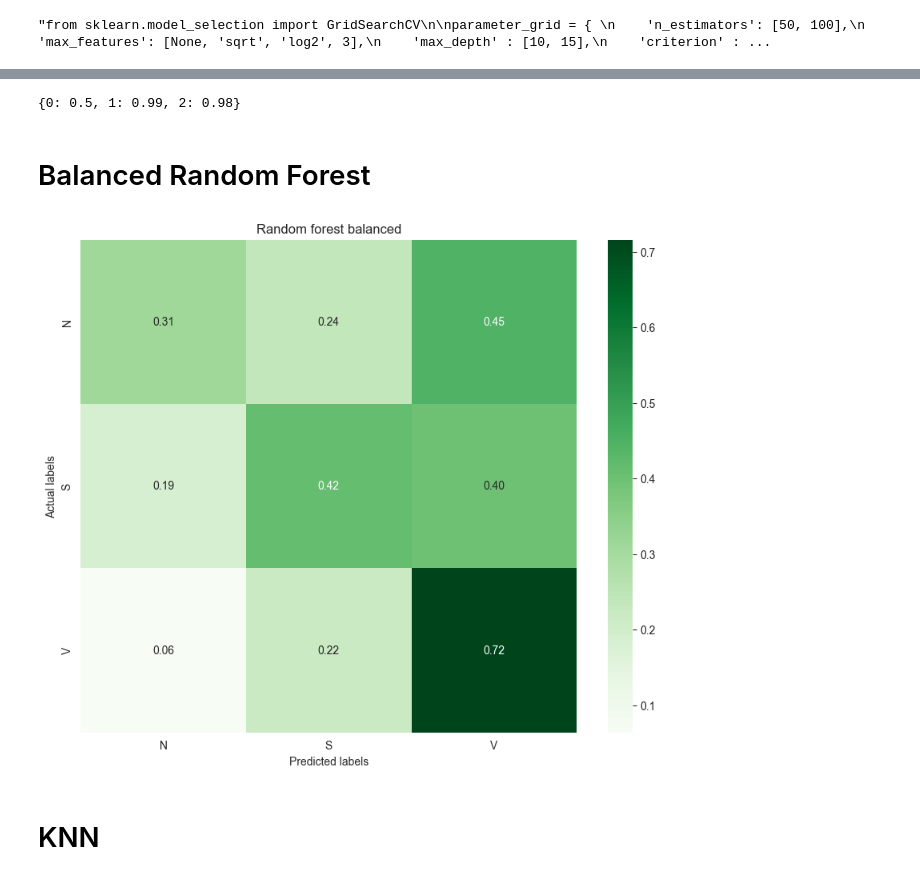
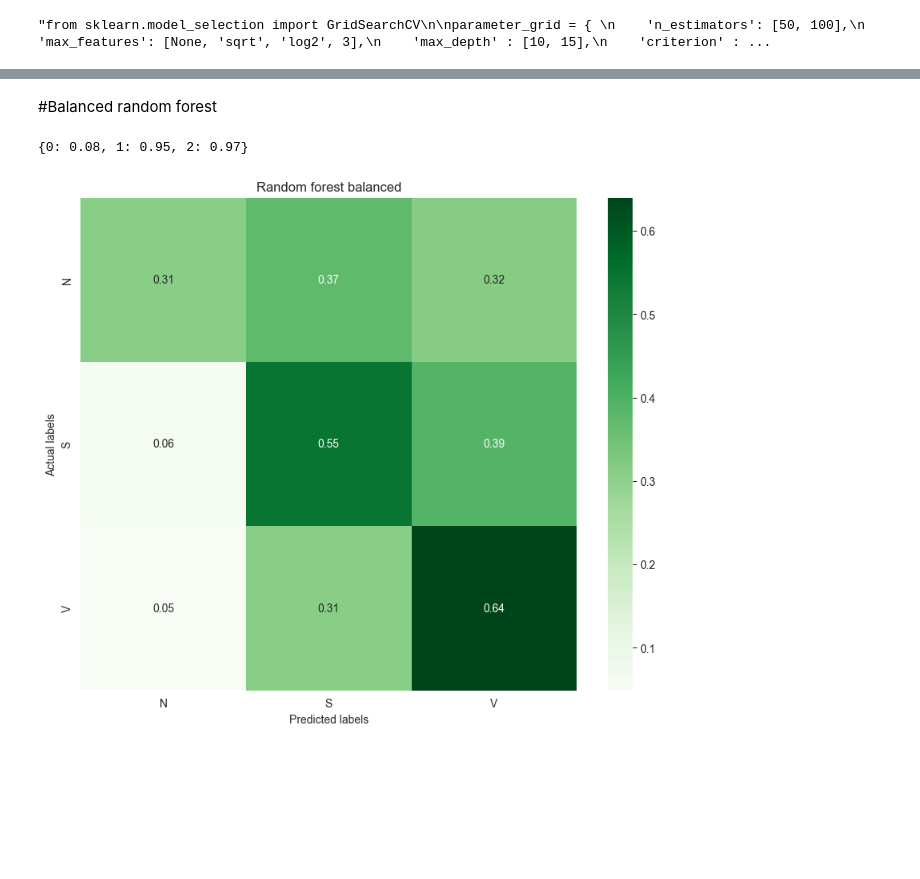
Before and after one commit to eleonora11sala/AI-project, a Jupyter notebook: ExperimentalModel.ipynb, the cells around one changed output, grey strips where cells are left out. Drawn from its saved outputs; the diff is of its cells as text; code cells hidden in the pictures; blank space fills up the shorter version.

Commit message:
change models

```diff
--- a/ExperimentalModel.ipynb
+++ b/ExperimentalModel.ipynb
@@ -34,5 +26,5 @@ for file_name in file_names:
 # %%
-folder_path = u'C:/Users/user/Desktop/AI-project/features/250'
+folder_path = u'C:/Users/cricr/PycharmProjects/AI-project/features/250'
 
 # List all files in the folder
 file_names = [file for file in os.listdir(folder_path) if file.endswith('_250.csv')]
@@ -265,0 +385,35 @@ model_evaluation(one_hot_encoded_pred_ens, "EasyEnsembleClassifier")
+# %%
+'''from sklearn.model_selection import train_test_split
+from sklearn.ensemble import RandomForestClassifier
+from sklearn.metrics import accuracy_score, classification_report
+from sklearn.svm import SVC
+from sklearn.neighbors import KNeighborsClassifier
+from sklearn.naive_bayes import GaussianNB
+from xgboost import XGBClassifier
+from lightgbm import LGBMClassifier
+from sklearn.neural_network import MLPClassifier
+from imblearn.ensemble import BalancedRandomForestClassifier
+# Models
+models = {
+   #'Random Forest': RandomForestClassifier(n_estimators=100, random_state=42),
+    'Random Forest 2': RandomForestClassifier(n_estimators=100,
+                                              criterion='gini',
+                                              max_depth=15 ,
+                                              min_samples_split=22,
+                                              class_weight=[{0: 0.5779660434423975, 1: 6.675863437872171, 2: 8.333250743310208}] ),
+    'Balanced Random Forest': BalancedRandomForestClassifier(n_estimators=100, class_weight={0: 0.5779660434423975, 1: 6.675863437872171, 2: 8.333250743310208}),
+    'K-Nearest Neighbors': KNeighborsClassifier(n_neighbors=5),
+    'Naive Bayes': GaussianNB(),
+    'XGBoost': XGBClassifier(),
+    'LightGBM': LGBMClassifier(),
+    'Neural Network': MLPClassifier(hidden_layer_sizes=(64, 32), max_iter=1000, random_state=42)
+}
+
+# Train and evaluate each model
+
+for model_name, model in models.items():
+    model.fit(X_train,
+              one_hot_encoded_array_train)
+    y_pred = model.predict(X_test)
+    model_evaluation(y_pred, model_name)
+    '''
@@ -299,3 +443,5 @@ model_evaluation(one_hot_encoded_pred, "Random forest weighted")
+# %% [markdown]
+#Balanced random forest
 # %%
 nN = np.count_nonzero(y_train == 0)
 nV = np.count_nonzero(y_train == 1)
@@ -306,36 +452,33 @@ wN = round(1-(nN/class_sum),2)
 wV = round(1-(nV/class_sum),2)
 wS = round(1-(nS/class_sum),2)
 
-class_weights = {0: wN+0.42, 1: wV+0.03, 2: wS+0.02}
+class_weights = {0: wN, 1: wV, 2: wS}
 
 print(class_weights)
 # %% [output]
-{0: 0.5, 1: 0.99, 2: 0.98}
+{0: 0.08, 1: 0.95, 2: 0.97}
-# %% [markdown]
-# Balanced Random Forest
 # %%
 from imblearn.ensemble import BalancedRandomForestClassifier
 randomForestModel = BalancedRandomForestClassifier(n_estimators= 100,
                                                    criterion= 'gini',
                                                    max_depth= 20,
                                                    min_samples_split= 30,
                                                    min_samples_leaf = 1,
                                                    min_weight_fraction_leaf = 0.0,
                                                    max_features= None,
                                                    sampling_strategy='not minority',
                                                    replacement= False,
                                                    n_jobs= -1,
-                                                   random_state=random_state,
-                                                   class_weight= weight_dictionary_fold,
+                                                   random_state=100,
+                                                   class_weight= class_weights,
+
                                                    bootstrap=True
                                                    )
 randomForestModel.fit(X_train,
               y_train)
 y_pred = randomForestModel.predict(X_test)
 one_hot_encoded_pred = pd.get_dummies(y_pred, columns=['0'])
 
 model_evaluation(one_hot_encoded_pred, "Random forest balanced")
 # %% [output]
-[figure, old version]
+[figure, new version]
-# %% [markdown]
-# KNN
```
Also changed, not shown: parts of 38 cells of this notebook.
